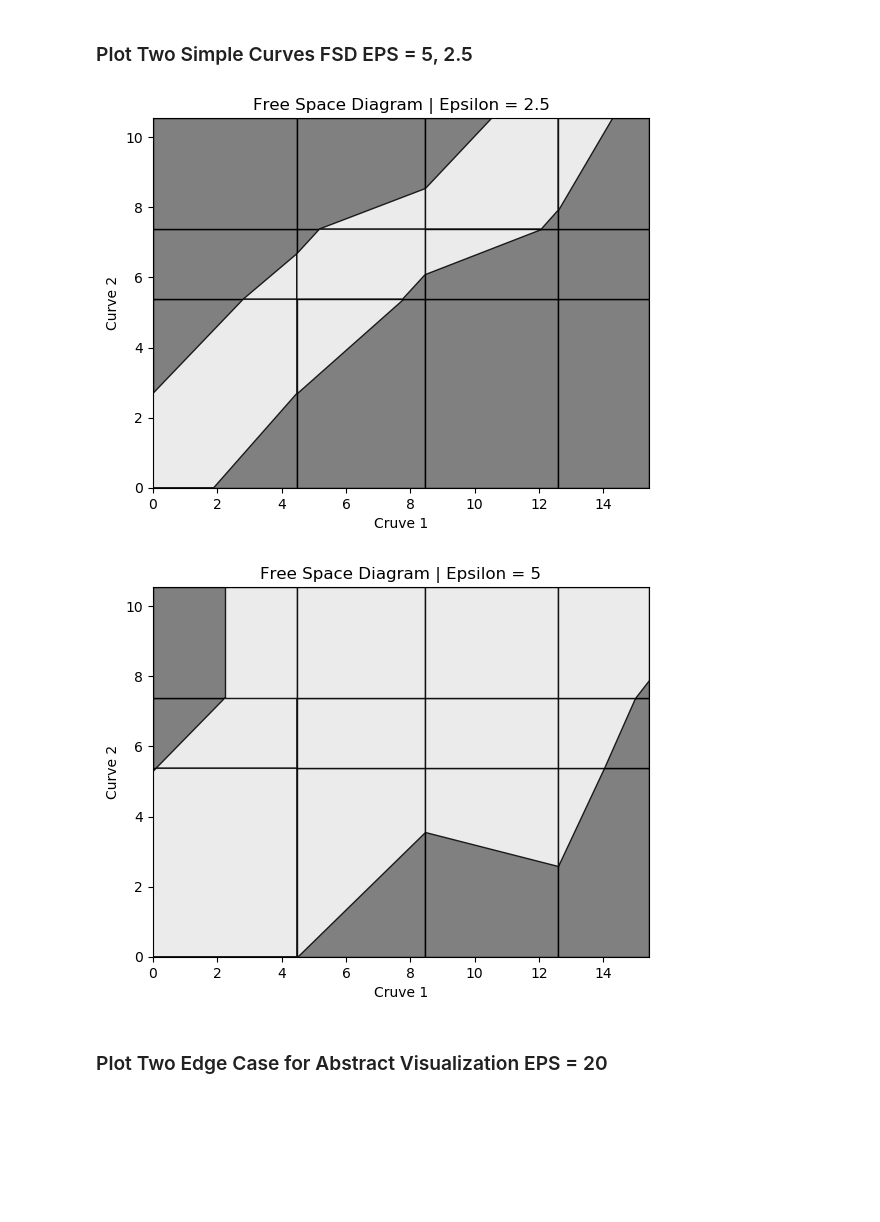
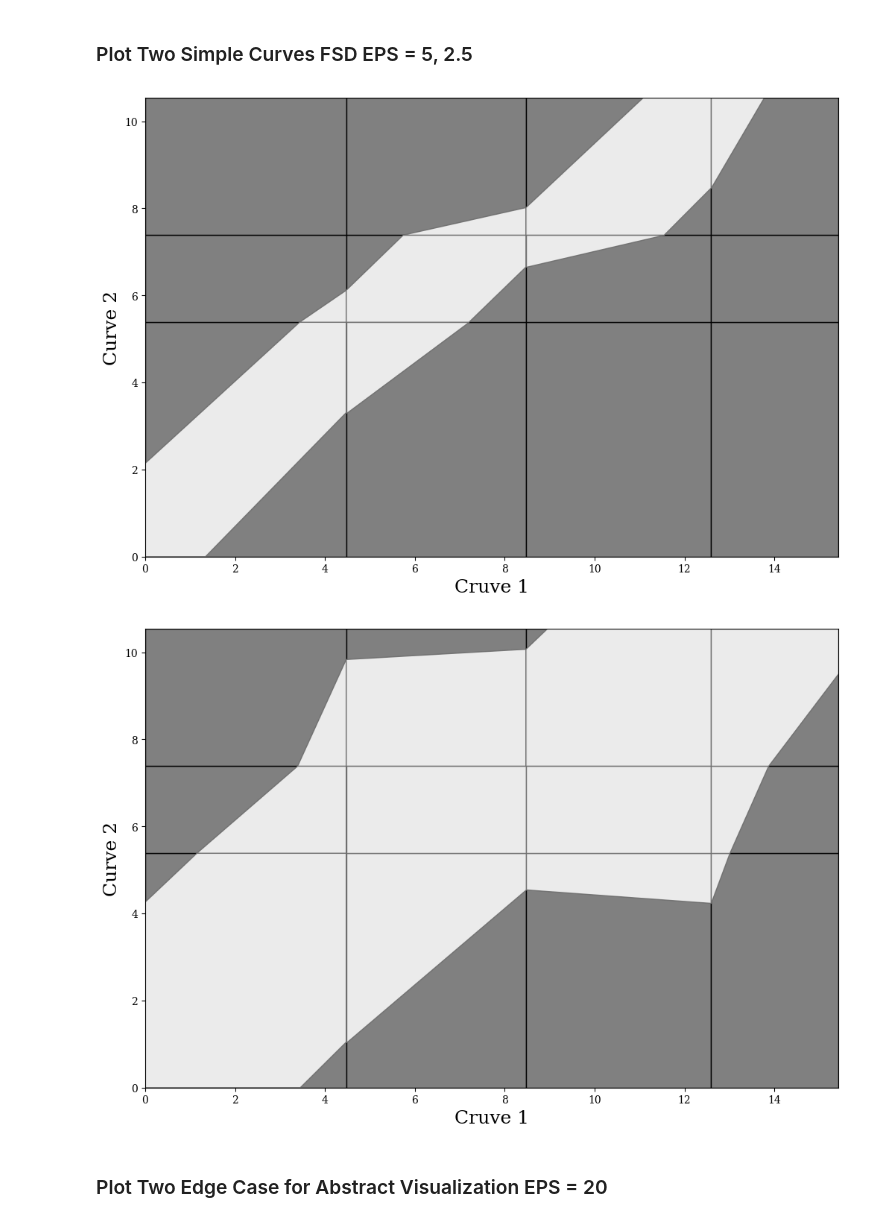
Before and after one commit to compgeomTU/will_rodman_thesis, a Jupyter notebook: images/image_generator.ipynb, the cells around one changed output. Cells and saved outputs as stored; diff of their text form; code cells hidden in the pictures; blank space fills up the shorter version.

```diff
--- a/images/image_generator.ipynb
+++ b/images/image_generator.ipynb
@@ -21,3 +23,12 @@ os.chdir('../images')
+# %%
+axis_fontsize_rect = 18
+axis_fontsize_square = 16
+axis_fontsize_small_square = 14
+
+title_fontsize = 22
+legend_fontsize = 'large'
+
+plt.rcParams["font.family"] = 'Serif'
 # %% [markdown]
 ### Plot Geometric Graph Example.
 # %%
@@ -127,16 +143,16 @@ plt.savefig('svgs/edge_pair_fsd_epsilon_12.svg', format='svg')
 filepath_1 = 'examples/simple_curve/1'
 filepath_2 = 'examples/simple_curve/2'
 
-curve_1 = Graph(filename=filepath_1, name='C1')
-curve_2 = Graph(filename=filepath_2, name='C2')
+curve_1 = Graph(filename=filepath_1, name='Curve 1')
+curve_2 = Graph(filename=filepath_2, name='Curve 2')
 
 visualize = Visualize(curve_1, curve_2, epsilon=0.001)
 fig, ax = visualize.plot_graphs()
 fig.set_size_inches(12, 8)
 
-ax.set_title("Simple Pair of Discrete Curves")
-ax.set_xlabel("X Axis")
-ax.set_ylabel("Y Axis")
+#ax.set_title("Pair of Discrete Curves", fontsize=title_fontsize)
+ax.set_xlabel("X-Axis", fontsize=axis_fontsize_rect)
+ax.set_ylabel("Y-Axis", fontsize=axis_fontsize_rect)
 
 fig.savefig("svgs/simple_discrete_curves_pair.svg", format='svg')
 plt.show()
@@ -147,24 +163,25 @@ plt.show()
 # %%
 filepath_1 = 'examples/simple_curve/1'
 filepath_2 = 'examples/simple_curve/2'
 
 curve_1 = Curve(filepath_1)
 curve_2 = Curve(filepath_2)
 
-for epsilon in [2.5, 5]:
+for idx, epsilon in enumerate([2, 4], 1):
     fsd = FreeSpaceDiagram(curve_1, curve_2)
     fsd.buildFreeSpace(epsilon)
     fsd.buildCells()
 
     fig, ax = fsd.plotFreeSpace()
-    ax.set_title(f"Free Space Diagram | Epsilon = {epsilon}")
-    ax.set_xlabel("Cruve 1")
-    ax.set_ylabel("Curve 2")
+    fig.set_size_inches(12, 8)
+    #ax.set_title(f"Free Space Diagram | Epsilon = {epsilon}", fontsize=title_fontsize)
+    ax.set_xlabel("Cruve 1", fontsize=axis_fontsize_rect)
+    ax.set_ylabel("Curve 2", fontsize=axis_fontsize_rect)
 
-    plt.savefig(f'svgs/simple_curve_fsd_epsilon_{epsilon}.svg', format='svg')
+    plt.savefig(f'svgs/simple_curve_fsd_epsilon_{idx}.svg', format='svg')
 # %% [output]
-[figure, old version]
+[figure, new version]
-[figure, old version]
+[figure, new version]
 # %% [markdown]
 ### Plot Two Edge Case for Abstract Visualization EPS = 20
 # %%
```
Also changed, not shown: parts of 11 cells of this notebook, 38 other files.
